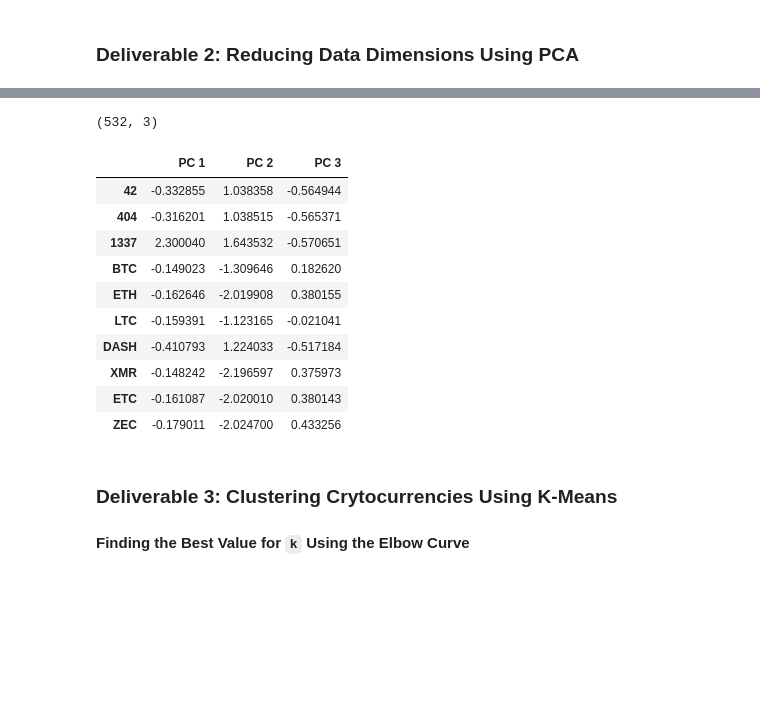
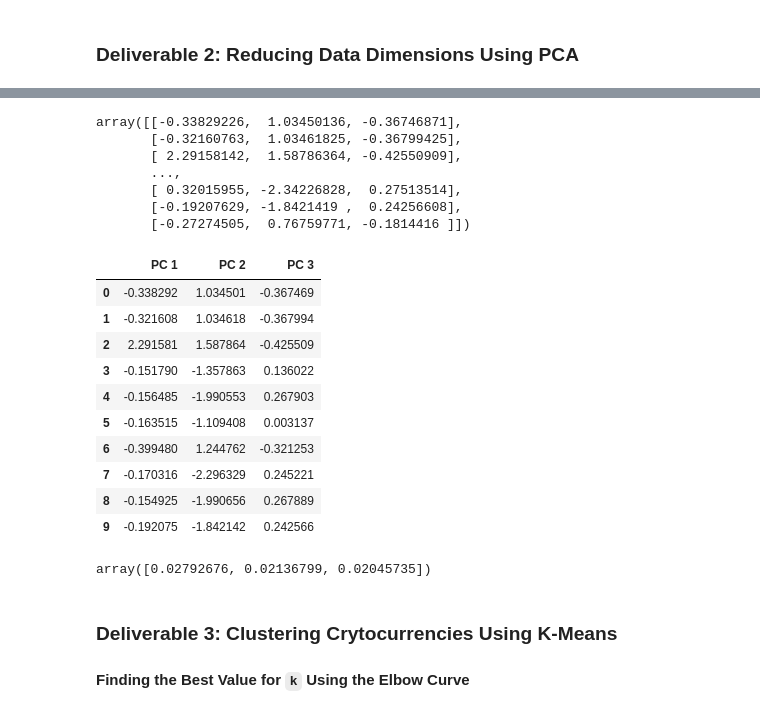
Before and after one commit to TuckerRasbury/Cryptocurrencies, a Jupyter notebook: Notebooks/crypto_clustering.ipynb, the cells around one changed output, grey strips where cells are left out. Cells and saved outputs as stored; diff of their text form; code cells hidden in the pictures; blank space fills up the shorter version.

Commit message:
Completed D2 of 4, consolidated features to 3 using principal components

```diff
--- a/Notebooks/crypto_clustering.ipynb
+++ b/Notebooks/crypto_clustering.ipynb
@@ -242,19 +231,41 @@ array([[-0.33285464,  1.0383583 , -0.56494435],
+# %%
+# Using PCA to reduce dimension to three principal components.
+
+# Initialize PCA model - reducing the features to 3
+pca = PCA(n_components=3)
+# Get two principal components for the iris data.
+crypto_pca = pca.fit_transform(crypto_data_scaled)
+crypto_pca
+# %% [output]
+array([[-0.33829226,  1.03450136, -0.36746871],
+       [-0.32160763,  1.03461825, -0.36799425],
+       [ 2.29158142,  1.58786364, -0.42550909],
+       ...,
+       [ 0.32015955, -2.34226828,  0.27513514],
+       [-0.19207629, -1.8421419 ,  0.24256608],
+       [-0.27274505,  0.76759771, -0.1814416 ]])
 # %%
 # Create a DataFrame with the three principal components.
-# YOUR CODE HERE
+crypto_pca_df = pd.DataFrame(data = crypto_pca, columns=["PC 1", "PC 2", "PC 3"])
+crypto_pca_df.head(10)
 # %% [output]
-(532, 3)
 |  | PC 1 | PC 2 | PC 3 |
-| 42 | -0.332855 | 1.038358 | -0.564944 |
-| 404 | -0.316201 | 1.038515 | -0.565371 |
-| 1337 | 2.300040 | 1.643532 | -0.570651 |
-| BTC | -0.149023 | -1.309646 | 0.182620 |
-| ETH | -0.162646 | -2.019908 | 0.380155 |
-| LTC | -0.159391 | -1.123165 | -0.021041 |
-| DASH | -0.410793 | 1.224033 | -0.517184 |
-| XMR | -0.148242 | -2.196597 | 0.375973 |
-| ETC | -0.161087 | -2.020010 | 0.380143 |
-| ZEC | -0.179011 | -2.024700 | 0.433256 |
+| 0 | -0.338292 | 1.034501 | -0.367469 |
+| 1 | -0.321608 | 1.034618 | -0.367994 |
+| 2 | 2.291581 | 1.587864 | -0.425509 |
+| 3 | -0.151790 | -1.357863 | 0.136022 |
+| 4 | -0.156485 | -1.990553 | 0.267903 |
+| 5 | -0.163515 | -1.109408 | 0.003137 |
+| 6 | -0.399480 | 1.244762 | -0.321253 |
+| 7 | -0.170316 | -2.296329 | 0.245221 |
+| 8 | -0.154925 | -1.990656 | 0.267889 |
+| 9 | -0.192075 | -1.842142 | 0.242566 |
+# %%
+# Use explained_variance_ratio to learn how much information can be attributed to each principal component:
+# Obtain the explained variance
+pca.explained_variance_ratio_
+# %% [output]
+array([0.02792676, 0.02136799, 0.02045735])
 # %% [markdown]
 ### Deliverable 3: Clustering Crytocurrencies Using K-Means
 
```
Also changed, not shown: parts of 1 cell of this notebook.
